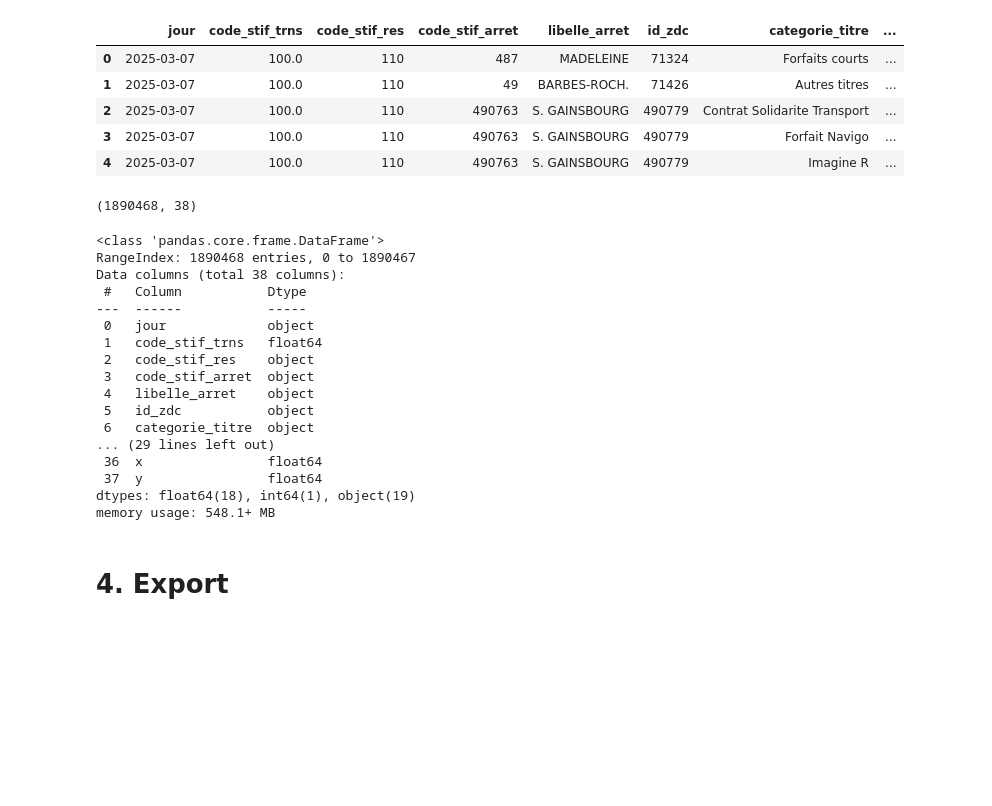
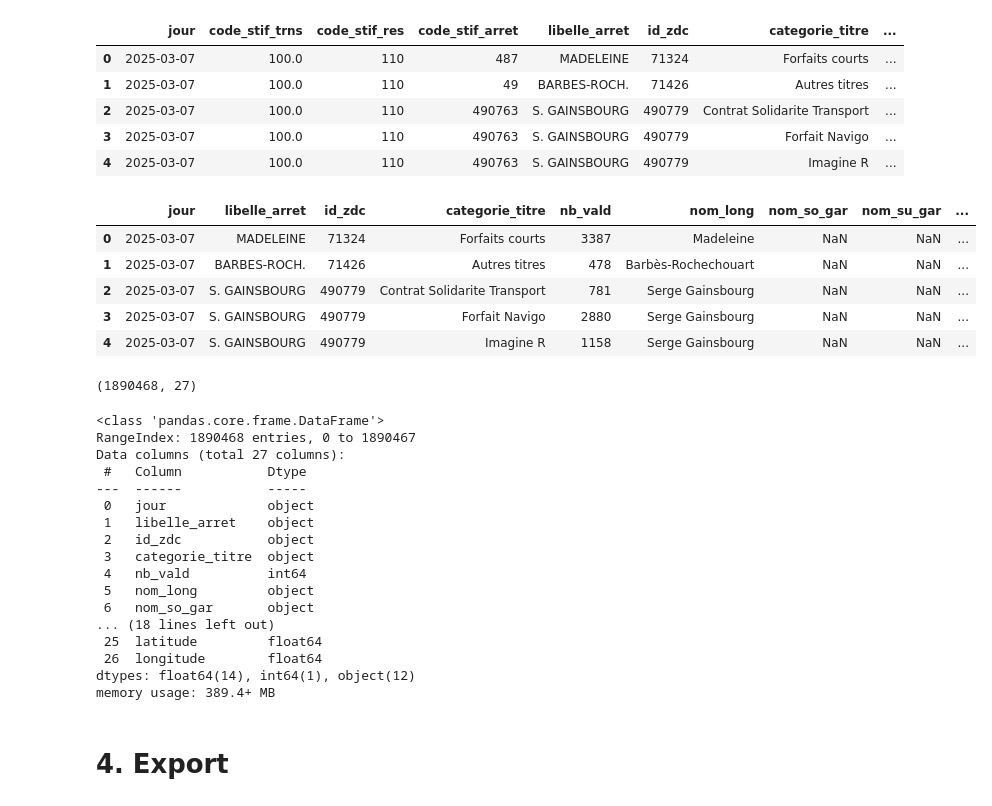
Before and after one commit to m1111111ke/idfm, a Jupyter notebook: notebooks/1_idfm.ipynb, the cells around one changed output. Drawn from its saved outputs; the diff is of its cells as text; code cells hidden in the pictures; blank space fills up the shorter version.

```diff
--- a/notebooks/idfm.ipynb
+++ b/notebooks/1_idfm.ipynb
@@ -526,3 +524,6 @@ dtypes: float64(2), int64(15), object(13)
 memory usage: 234.3+ KB
 # %% [markdown]
 ### 3.2.2. Data cleaning.
+# %%
+# Création Colonnes latitude et longitude.
+stations_df[["latitude","longitude"]] = stations_df["geo_point_2d"].str.split(", ", expand=True).astype(float)
@@ -618,30 +628,44 @@ df.head()
 | 2 | 2025-03-07 | 100.0 | 110 | 490763 | S. GAINSBOURG | 490779 | Contrat Solidarite Transport | ... |
 | 3 | 2025-03-07 | 100.0 | 110 | 490763 | S. GAINSBOURG | 490779 | Forfait Navigo | ... |
 | 4 | 2025-03-07 | 100.0 | 110 | 490763 | S. GAINSBOURG | 490779 | Imagine R | ... |
+# %%
+# Supprimer les colonnes non utilisées.
+colonnes_a_supprimer = ["code_stif_trns", "code_stif_res", "code_stif_arret", "geo_point_2d", "geo_shape", "objectid_1", "codeunique", "id_ref_zda", "nom_zda", "idrefliga", "idrefligc", "x", "y"]
+
+df = df.drop(columns=colonnes_a_supprimer)
+# %%
+df.head()
+# %% [output]
+|  | jour | libelle_arret | id_zdc | categorie_titre | nb_vald | nom_long | nom_so_gar | nom_su_gar | ... |
+| 0 | 2025-03-07 | MADELEINE | 71324 | Forfaits courts | 3387 | Madeleine | NaN | NaN | ... |
+| 1 | 2025-03-07 | BARBES-ROCH. | 71426 | Autres titres | 478 | Barbès-Rochechouart | NaN | NaN | ... |
+| 2 | 2025-03-07 | S. GAINSBOURG | 490779 | Contrat Solidarite Transport | 781 | Serge Gainsbourg | NaN | NaN | ... |
+| 3 | 2025-03-07 | S. GAINSBOURG | 490779 | Forfait Navigo | 2880 | Serge Gainsbourg | NaN | NaN | ... |
+| 4 | 2025-03-07 | S. GAINSBOURG | 490779 | Imagine R | 1158 | Serge Gainsbourg | NaN | NaN | ... |
 # %%
 df.shape
 # %% [output]
-(1890468, 38)
+(1890468, 27)
 # %%
 df.info()
 # %% [output]
 <class 'pandas.core.frame.DataFrame'>
 RangeIndex: 1890468 entries, 0 to 1890467
-Data columns (total 38 columns):
+Data columns (total 27 columns):
  #   Column           Dtype
 ---  ------           -----
  0   jour             object
- 1   code_stif_trns   float64
- 2   code_stif_res    object
- 3   code_stif_arret  object
- 4   libelle_arret    object
- 5   id_zdc           object
- 6   categorie_titre  object
-... (29 lines left out)
- 36  x                float64
- 37  y                float64
-dtypes: float64(18), int64(1), object(19)
-memory usage: 548.1+ MB
+ 1   libelle_arret    object
+ 2   id_zdc           object
+ 3   categorie_titre  object
+ 4   nb_vald          int64
+ 5   nom_long         object
+ 6   nom_so_gar       object
+... (18 lines left out)
+ 25  latitude         float64
+ 26  longitude        float64
+dtypes: float64(14), int64(1), object(12)
+memory usage: 389.4+ MB
 # %%
 # Modifier "nb_vald" de float64 en int64.
 df["nb_vald"] = df["nb_vald"].astype(int)
```
Also changed, not shown: parts of 11 cells of this notebook, 1 other file.
